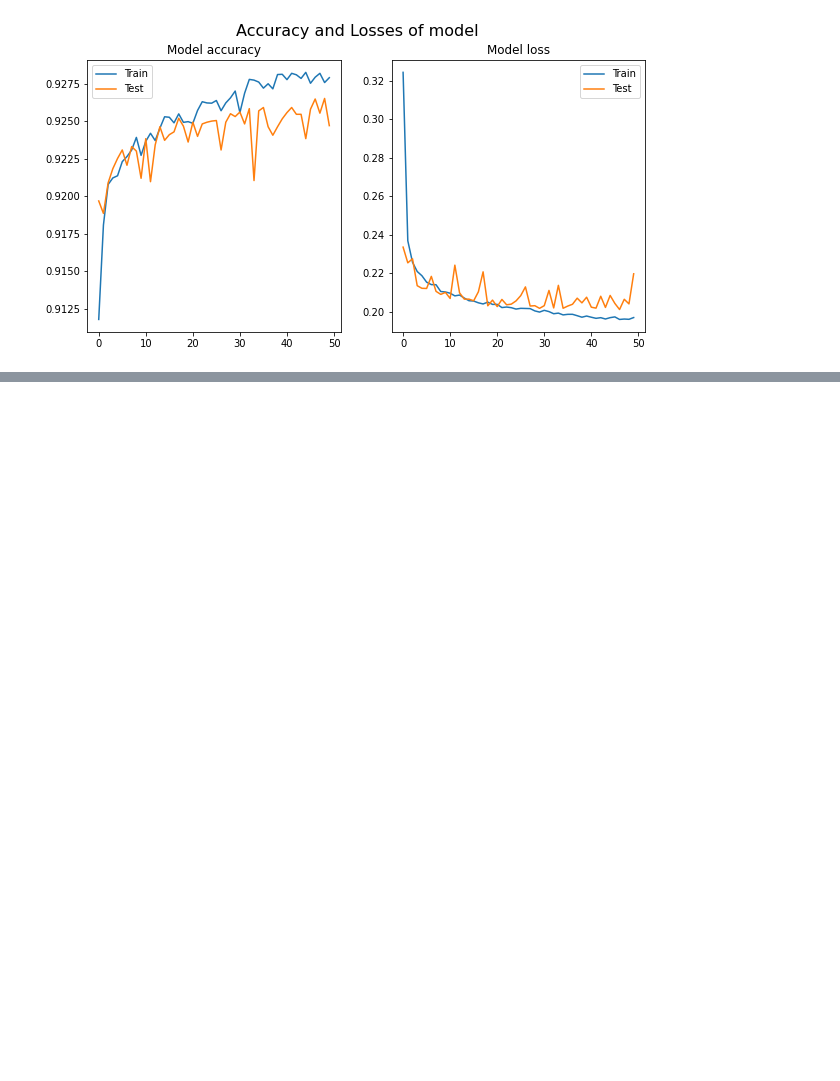
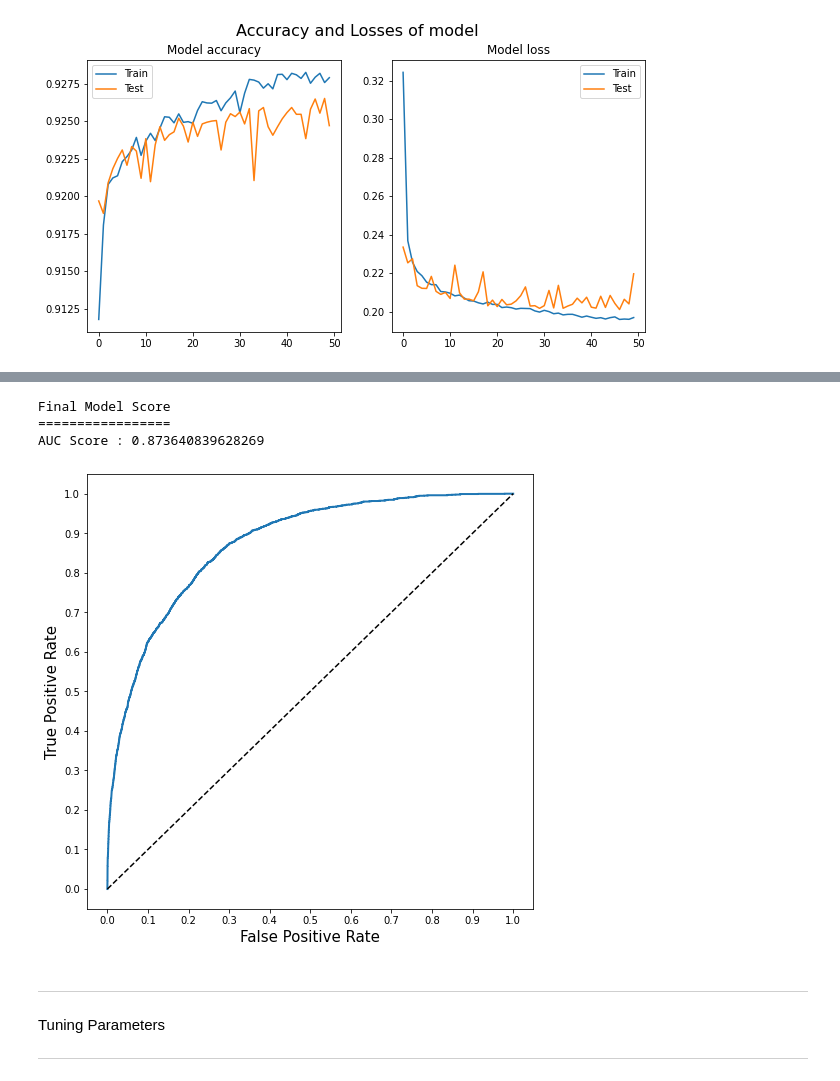
Before and after one commit to hmorales21/Patient-survival-prediction, a Jupyter notebook: notebooks/ps_prediction_modelling.ipynb, the cells around one changed output, grey strips where cells are left out. Cells and saved outputs as stored; diff of their text form; code cells hidden in the pictures; blank space fills up the shorter version.

Commit message:
AUC calculated

```diff
--- a/notebooks/ps_prediction_modelling.ipynb
+++ b/notebooks/ps_prediction_modelling.ipynb
@@ -152,0 +166,28 @@ y_pred = nn_model.predict(X_test)
+# %%
+#Calculate de AUC
+auc = roc_auc_score(y_test, y_pred)
+print('Final Model Score')
+print('=================')
+print(f'AUC Score : {auc}')
+# %% [output]
+Final Model Score
+=================
+AUC Score : 0.873640839628269
+# %%
+#calculate roc
+falsePositiveRate, truePositiveRate, threathold = roc_curve(y_test, y_pred)
+# %%
+#let's plot the
+fig, ax = plt.subplots(figsize = (8, 8))
+plt.plot(falsePositiveRate, truePositiveRate, linewidth = 2)
+plt.plot([0, 1], [0, 1], 'k--')
+ax.set_xlabel("False Positive Rate", fontsize = 15)
+ax.set_ylabel("True Positive Rate", fontsize = 15)
+ax.set_xticks(np.linspace(0, 1, 11));
+ax.set_yticks(np.linspace(0, 1, 11));
+# %% [output]
+[figure, added]
+# %% [markdown]
+<hr>
+Tuning Parameters
+<hr>
```
Also changed, not shown: parts of 2 cells of this notebook, 1 other file.
